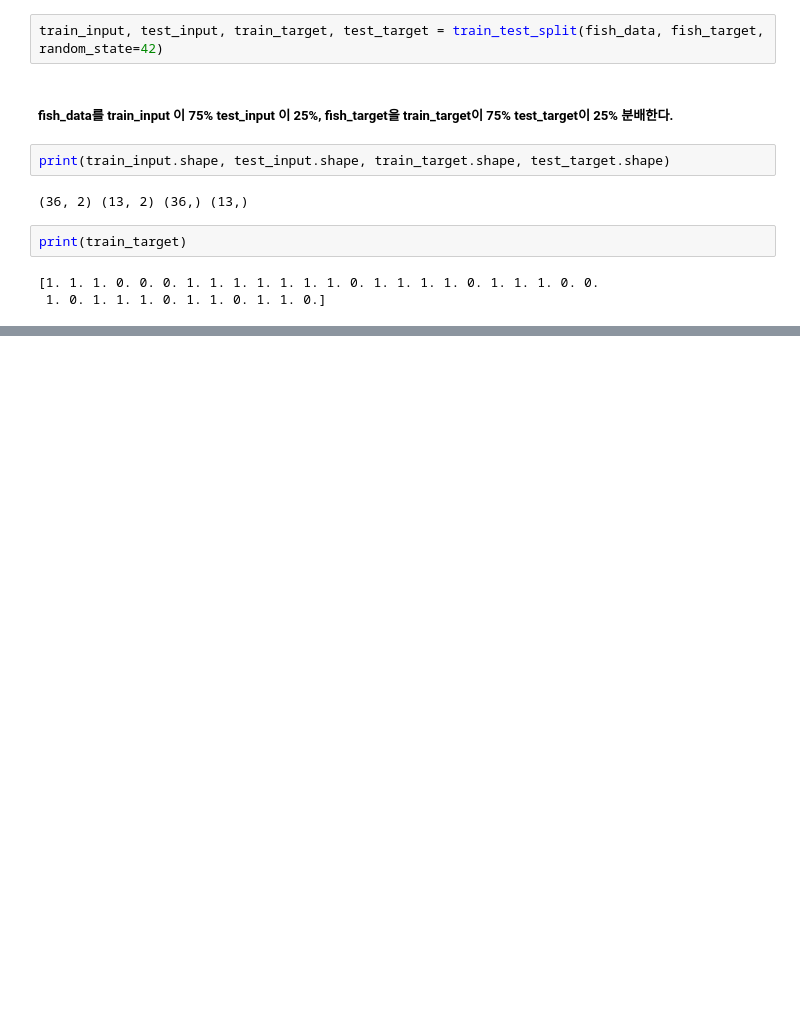
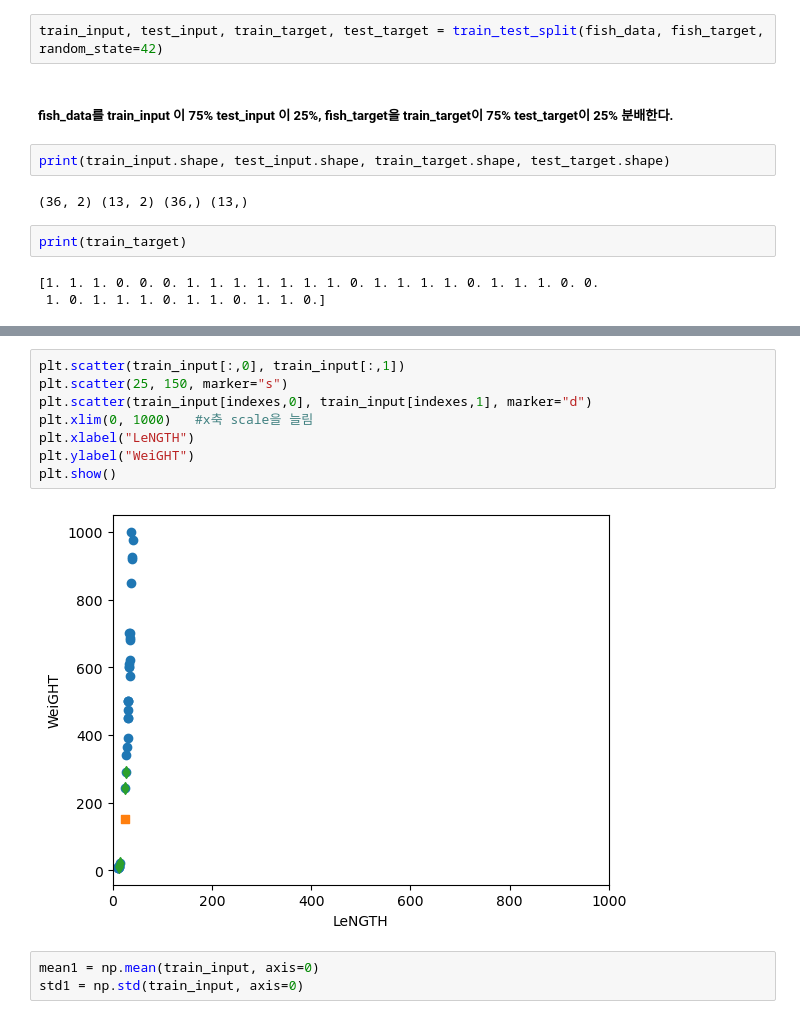
Before and after one commit to CleberYoo/AI_Drills_2023ver, a Jupyter notebook: data_preprocessing.ipynb, the cells around one changed output, grey strips where cells are left out. Cells and saved outputs as stored; diff of their text form; blank space fills up the shorter version.

```diff
--- a/data_preprocessing.ipynb
+++ b/data_preprocessing.ipynb
@@ -55,0 +107,13 @@ kn =
+# %%
+plt.scatter(train_input[:,0], train_input[:,1])
+plt.scatter(25, 150, marker="s")
+plt.scatter(train_input[indexes,0], train_input[indexes,1], marker="d")
+plt.xlim(0, 1000)   #x축 scale을 늘림
+plt.xlabel("LeNGTH")
+plt.ylabel("WeiGHT")
+plt.show()
+# %% [output]
+[figure, added]
+# %%
+mean1 = np.mean(train_input, axis=0)
+std1 = np.std(train_input, axis=0)
```
Also changed, not shown: parts of 21 cells of this notebook.
